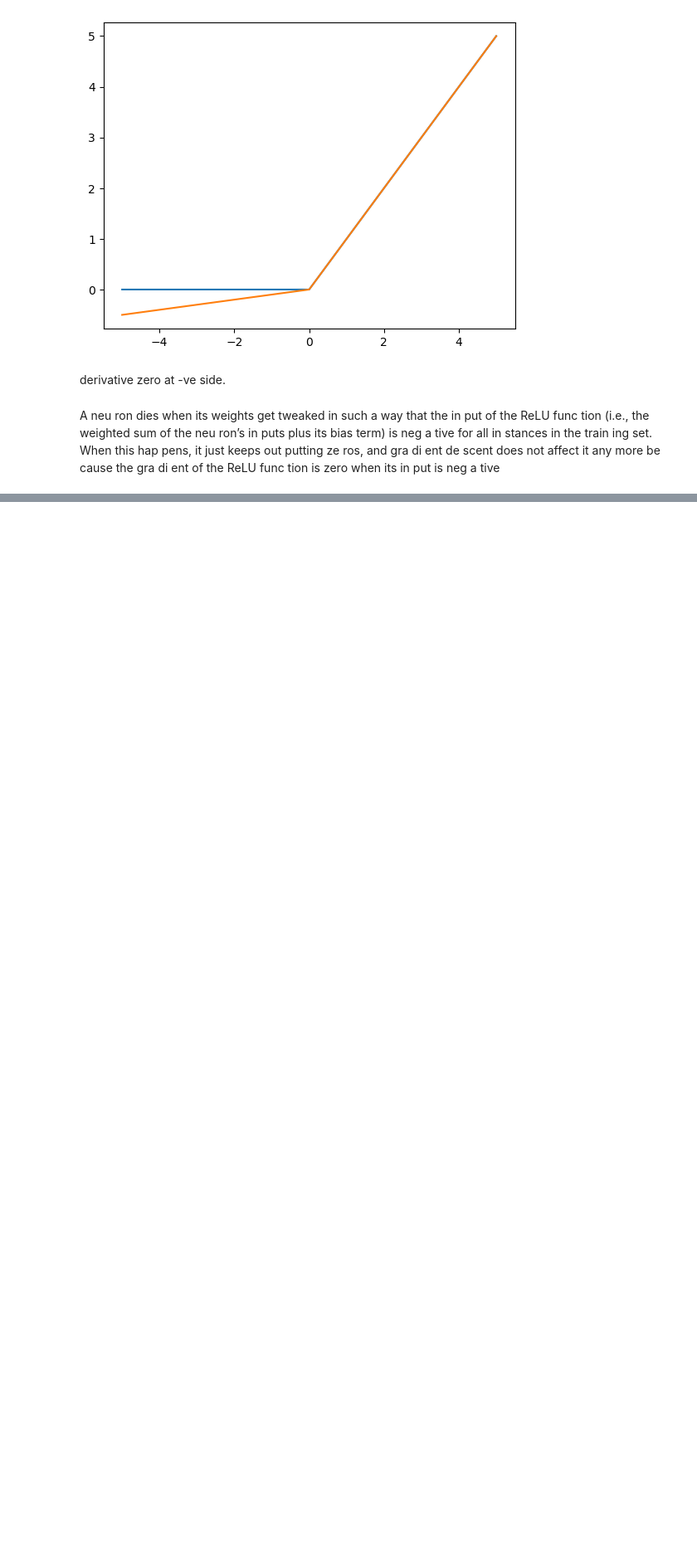
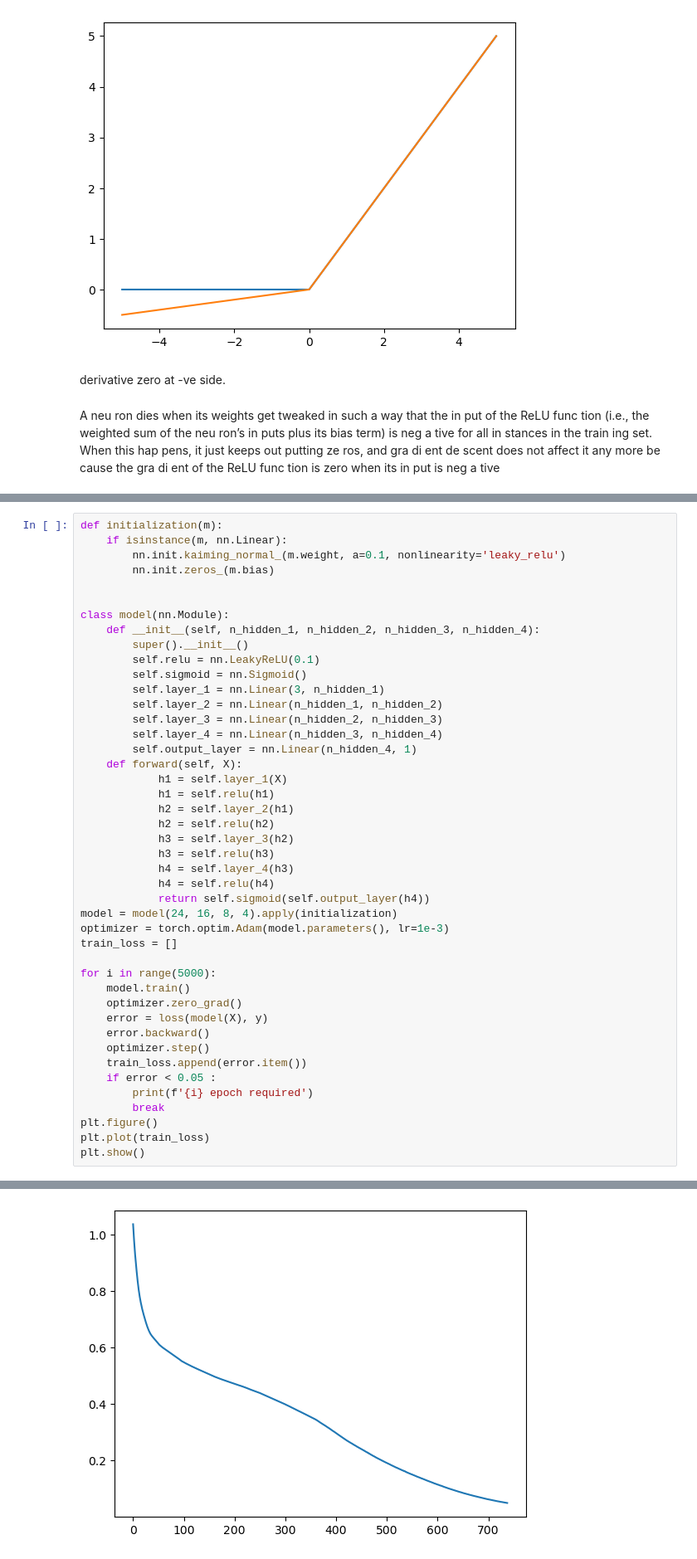
Before and after one commit to qamarr6092/Deep-Learning, a Jupyter notebook: Deep Learning Basics/activation_functions.ipynb, the cells around one changed output, grey strips where cells are left out. Shown at 83% size. Drawn from its saved outputs; the diff is of its cells as text; blank space fills up the shorter version.

Commit message:
leaky relu, elu, prelu

```diff
--- a/Deep Learning Basics/activation_functions.ipynb
+++ b/Deep Learning Basics/activation_functions.ipynb
@@ -204,0 +181,45 @@ the gra di ent of the ReLU func tion is zero when its in put is neg a tive
+# %%
+def initialization(m):
+    if isinstance(m, nn.Linear):
+        nn.init.kaiming_normal_(m.weight, a=0.1, nonlinearity='leaky_relu')
+        nn.init.zeros_(m.bias)
+
+
+class model(nn.Module):
+    def __init__(self, n_hidden_1, n_hidden_2, n_hidden_3, n_hidden_4):
+        super().__init__()
+        self.relu = nn.LeakyReLU(0.1)
+        self.sigmoid = nn.Sigmoid()
+        self.layer_1 = nn.Linear(3, n_hidden_1)
+        self.layer_2 = nn.Linear(n_hidden_1, n_hidden_2)
+        self.layer_3 = nn.Linear(n_hidden_2, n_hidden_3)
+        self.layer_4 = nn.Linear(n_hidden_3, n_hidden_4)
+        self.output_layer = nn.Linear(n_hidden_4, 1)
+    def forward(self, X):
+            h1 = self.layer_1(X)
+            h1 = self.relu(h1)
+            h2 = self.layer_2(h1)
+            h2 = self.relu(h2)
+            h3 = self.layer_3(h2)
+            h3 = self.relu(h3)
+            h4 = self.layer_4(h3)
+            h4 = self.relu(h4)
+            return self.sigmoid(self.output_layer(h4))
+model = model(24, 16, 8, 4).apply(initialization)
+optimizer = torch.optim.Adam(model.parameters(), lr=1e-3)
+train_loss = []
+
+for i in range(5000):
+    model.train()
+    optimizer.zero_grad()
+    error = loss(model(X), y)
+    error.backward()
+    optimizer.step()
+    train_loss.append(error.item())
+    if error < 0.05 :
+        print(f'{i} epoch required')
+        break
+plt.figure()
+plt.plot(train_loss)
+plt.show()
+# %% [output]
@@ -204,0 +227 @@ the gra di ent of the ReLU func tion is zero when its in put is neg a tive
+[figure, added]
```
Also changed, not shown: parts of 19 cells of this notebook.
